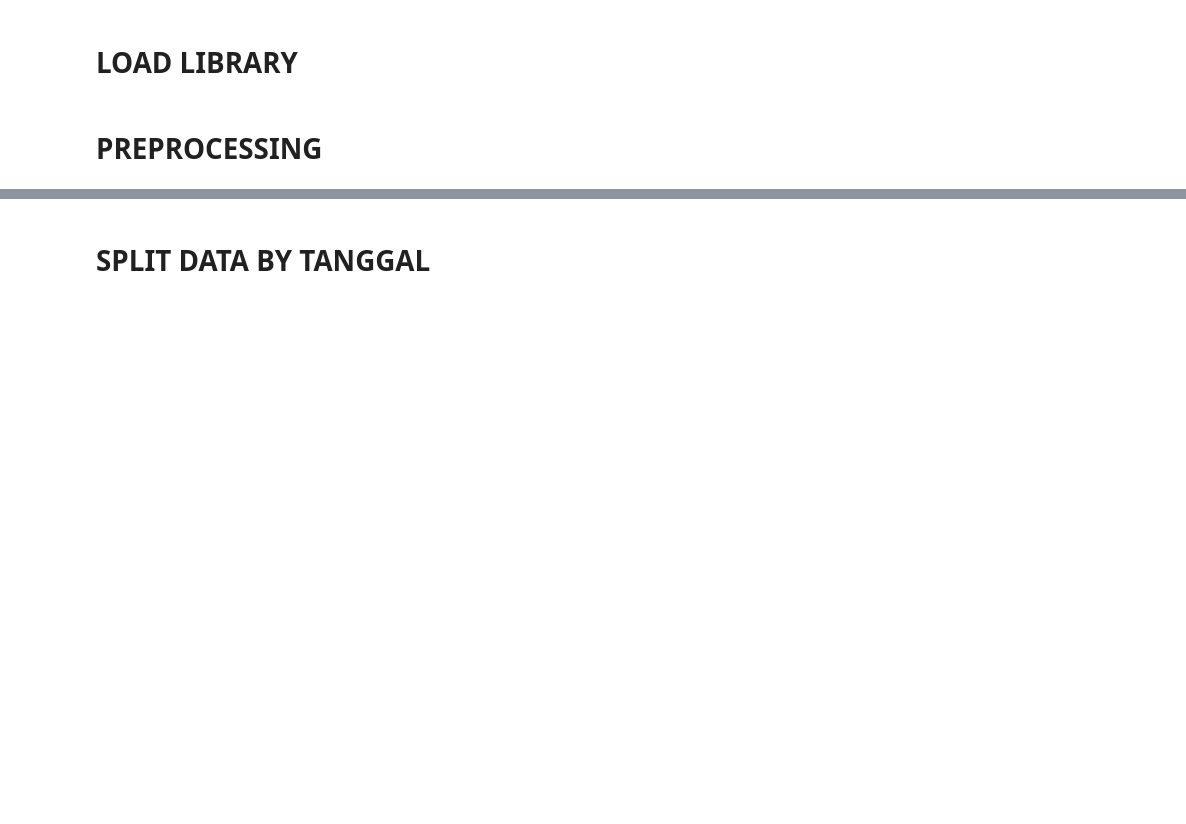
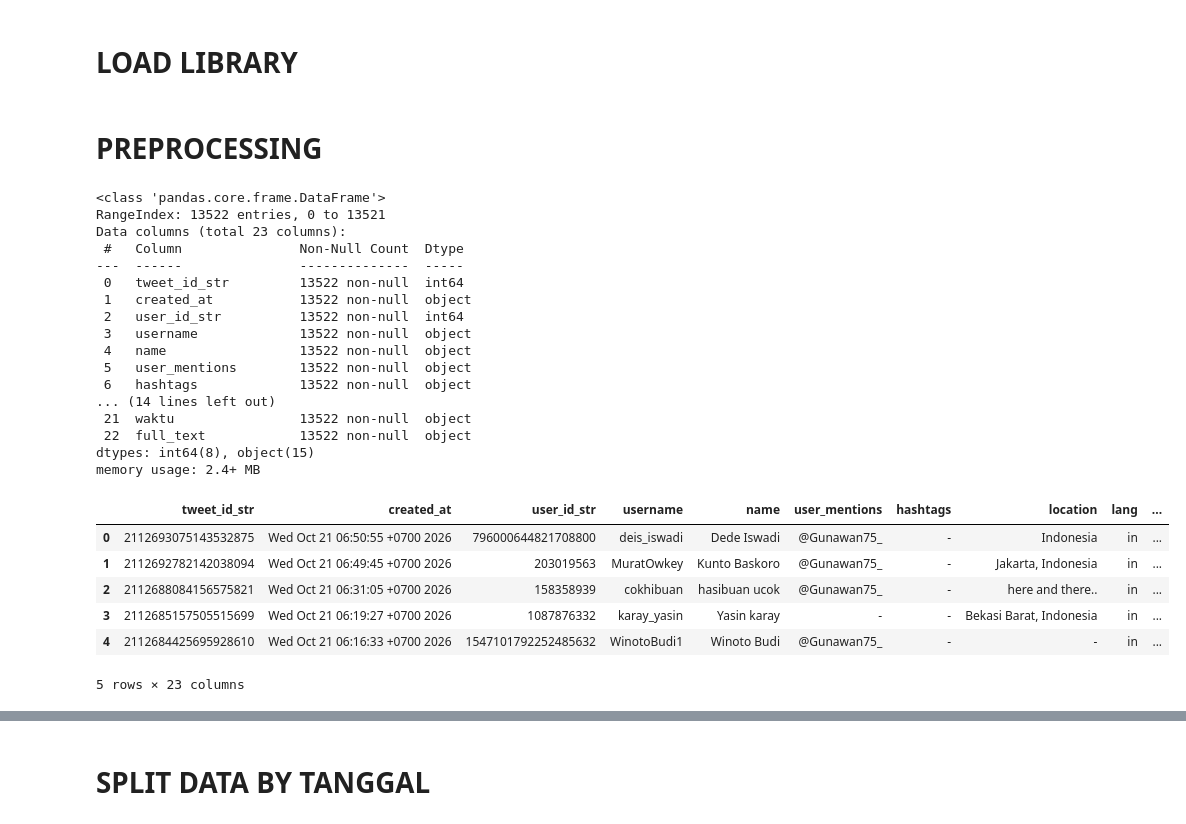
Before and after one commit to whdkelilauw/hxrscraper, a Jupyter notebook: analyze/sentiment/preprocessing.ipynb, the cells around one changed output, grey strips where cells are left out. Cells and saved outputs as stored; diff of their text form; code cells hidden in the pictures; blank space fills up the shorter version.

```diff
--- a/analyze/sentiment/preprocessing.ipynb
+++ b/analyze/sentiment/preprocessing.ipynb
@@ -21,8 +21,12 @@ from transformers import pipeline
 # %% [markdown]
 # PREPROCESSING
 # %%
-project_name = ""
-platform = ""  # 'x', 'ig', 'threads'
+project_name = "gibran"  # ganti sesuai nama project
+platform = "x"  # 'x', 'ig', 'threads', 'fb'
+
+# Toggle filter (True = aktif, False = skip)
+FILTER_SPAM = False
+FILTER_KEYWORD = False
 
 # ======================================================
 # AUTO-RESOLVE PATHS DAN KOLOM
@@ -31,6 +35,7 @@ PLATFORM_CONFIG = {
     'x': {'folder': 'x/tweets', 'suffix': 'tweets', 'id_col': 'tweet_id_str', 'label': 'Tweet'},
     'ig': {'folder': 'ig/posts', 'suffix': 'ig-posts', 'id_col': 'post_id_str', 'label': 'Post'},
     'threads': {'folder': 'threads/posts', 'suffix': 'threads-posts', 'id_col': 'post_id_str', 'label': 'Post'},
+    'fb': {'folder': 'fb/posts', 'suffix': 'fb-posts', 'id_col': 'post_id_str', 'label': 'Post'},
 }
 
 config = PLATFORM_CONFIG[platform]
@@ -42,33 +47,58 @@ data_label = config['label']
 base_folder = f"../../result/{project_name}/{config['folder']}"
 output_folder = f"{base_folder}/preprocessing"
 os.makedirs(output_folder, exist_ok=True)
 
 data = pd.read_csv(f"{base_folder}/{file_name}")
 
 # Konversi kolom created_at ke datetime aware dan ubah ke zona waktu Asia/Jakarta
 data['created_at'] = pd.to_datetime(
     data['created_at'], format='%a %b %d %H:%M:%S %z %Y'
 ).dt.tz_convert('Asia/Jakarta').dt.strftime('%a %b %d %H:%M:%S %z %Y')
 
 # Cek kolom tanggal & waktu ada. Jika belum, buat.
 if 'tanggal' not in data.columns or 'waktu' not in data.columns:
     data['tanggal'] = pd.to_datetime(
         data['created_at'], format='%a %b %d %H:%M:%S %z %Y'
     ).dt.strftime('%Y-%m-%d')
 
     data['waktu'] = pd.to_datetime(
         data['created_at'], format='%a %b %d %H:%M:%S %z %Y'
     ).dt.strftime('%H:%M:%S')
 
 # Dynamic column: pertahankan semua kolom asli, full_text di akhir
 cols = [c for c in data.columns if c != 'full_text'] + ['full_text']
 df = data[cols].copy()
 
 df.drop_duplicates(subset=id_col, keep='last', inplace=True)
 df = df[df['full_text'].notna() & (df['full_text'].str.strip() != "-") & (df['full_text'].str.strip() != "")]
 
 df.info()
 df.head(5)
+# %% [output]
+<class 'pandas.core.frame.DataFrame'>
+RangeIndex: 13522 entries, 0 to 13521
+Data columns (total 23 columns):
+ #   Column               Non-Null Count  Dtype
+---  ------               --------------  -----
+ 0   tweet_id_str         13522 non-null  int64
+ 1   created_at           13522 non-null  object
+ 2   user_id_str          13522 non-null  int64
+ 3   username             13522 non-null  object
+ 4   name                 13522 non-null  object
+ 5   user_mentions        13522 non-null  object
+ 6   hashtags             13522 non-null  object
+... (14 lines left out)
+ 21  waktu                13522 non-null  object
+ 22  full_text            13522 non-null  object
+dtypes: int64(8), object(15)
+memory usage: 2.4+ MB
+|  | tweet_id_str | created_at | user_id_str | username | name | user_mentions | hashtags | location | lang | ... |
+| 0 | 2112693075143532875 | Wed Oct 21 06:50:55 +0700 2026 | 796000644821708800 | deis_iswadi | Dede Iswadi | @Gunawan75_ | - | Indonesia | in | ... |
+| 1 | 2112692782142038094 | Wed Oct 21 06:49:45 +0700 2026 | 203019563 | MuratOwkey | Kunto Baskoro | @Gunawan75_ | - | Jakarta, Indonesia | in | ... |
+| 2 | 2112688084156575821 | Wed Oct 21 06:31:05 +0700 2026 | 158358939 | cokhibuan | hasibuan ucok | @Gunawan75_ | - | here and there.. | in | ... |
+| 3 | 2112685157505515699 | Wed Oct 21 06:19:27 +0700 2026 | 1087876332 | karay_yasin | Yasin karay | - | - | Bekasi Barat, Indonesia | in | ... |
+| 4 | 2112684425695928610 | Wed Oct 21 06:16:33 +0700 2026 | 1547101792252485632 | WinotoBudi1 | Winoto Budi | @Gunawan75_ | - | - | in | ... |
+5 rows × 23 columns
 # %%
 import pandas as pd
 import matplotlib.pyplot as plt
```
Also changed, not shown: parts of 8 cells of this notebook, 12 other files.
